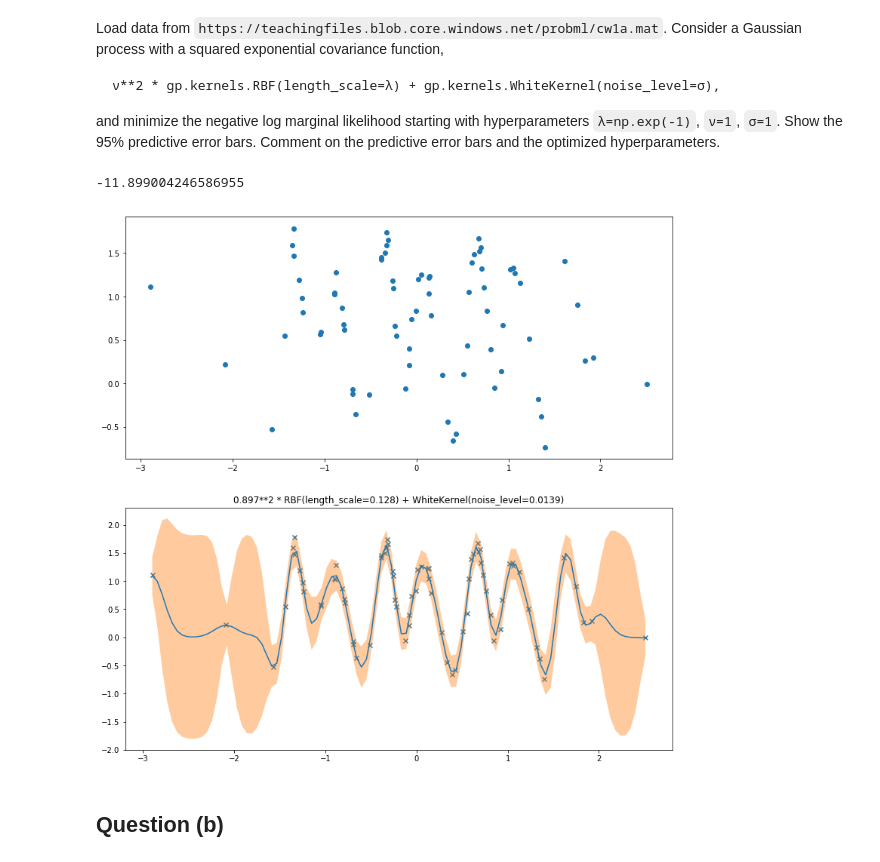
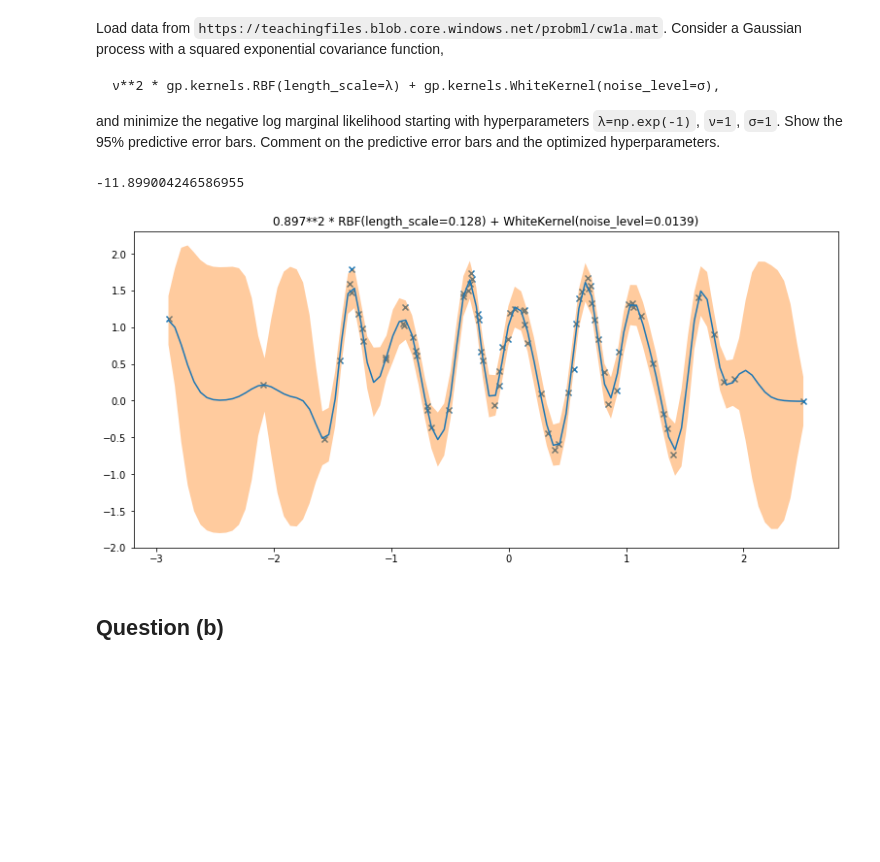
Before and after one commit to JCobbles/pml-courseworks, a Jupyter notebook: coursework1.ipynb, the cells around one changed output. Saved outputs shown, nothing was run; the diff lists cells and outputs as text; code cells hidden in the pictures; blank space fills up the shorter version.

```diff
--- a/coursework1.ipynb
+++ b/coursework1.ipynb
@@ -59,30 +59,27 @@ def gen_kernel(ν, σ, λ):
     return ν**2 * gp.kernels.RBF(length_scale=λ) + gp.kernels.WhiteKernel(noise_level=σ)
 # %%
 # To import a .mat file from a URL:
-plt.figure(figsize=(13, 13))
+plt.figure(figsize=(13, 6))
 r = requests.get('http://mlg.eng.cam.ac.uk/teaching/4f13/1920/cw/cw1a.mat')
 with io.BytesIO(r.content) as f:
     data = scipy.io.loadmat(f)
     x,y = data['x'], data['y']
     kernel = gen_kernel(1,  1, np.exp(-1))
     gpr = gp.GaussianProcessRegressor(kernel=kernel).fit(x, y)
     print(gpr.log_marginal_likelihood())
 
-    plt.subplot(2, 1, 1)
-    plt.scatter(x, y)
 
     x_pred = np.linspace(min(x), max(x), 100)
     y_pred, y_cov = gpr.predict(x_pred.reshape(100,1), return_cov=True)
     y_pred = y_pred.reshape(100,)
     y_var = np.sqrt(np.diag(y_cov))
-    plt.subplot(2, 1, 2)
     plt.plot(x_pred, y_pred)
     plt.title(gpr.kernel_)
     plt.scatter(x, y, marker='x')
     plt.fill_between(x_pred.squeeze(), y_pred+2*y_var, y_pred-2*y_var, alpha=0.4)
 # %% [output]
 -11.899004246586955
-[figure, old version]
+[figure, new version]
 # %% [markdown]
 ## Question (b)
 # %% [markdown]
```
Also changed, not shown: parts of 13 cells of this notebook.
